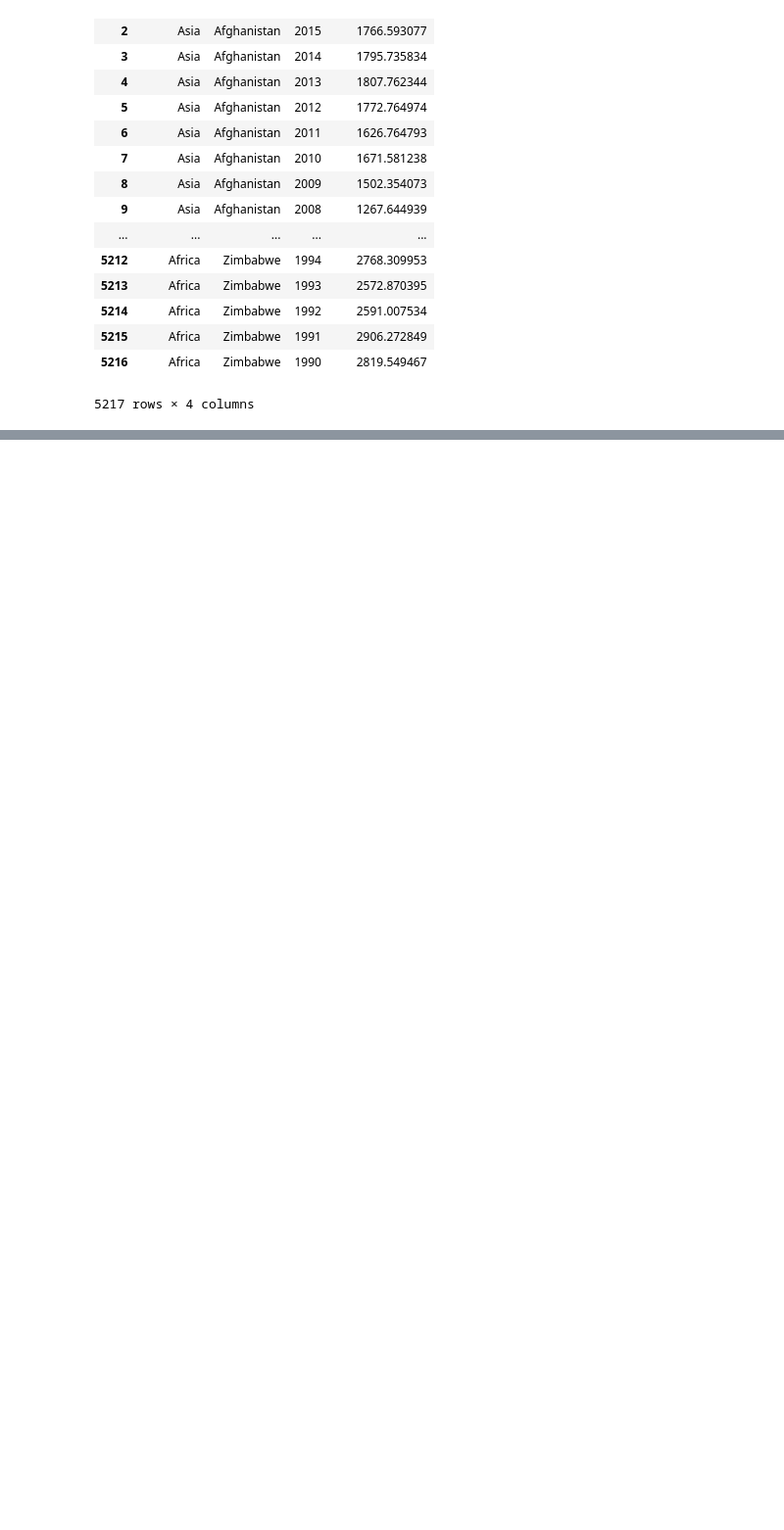
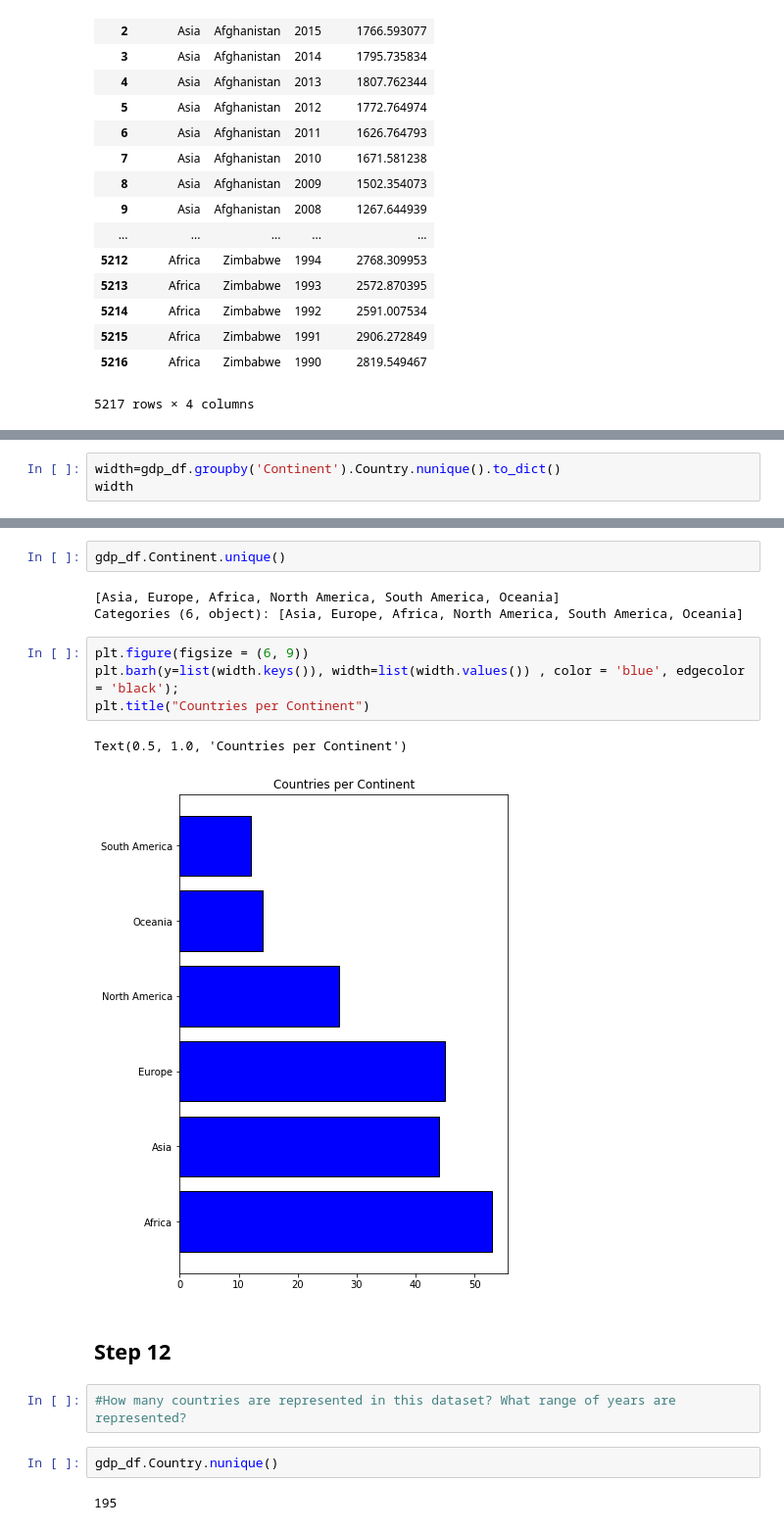
Before and after one commit to Barrett-Rogers/dq1-Barrett-Rogers, a Jupyter notebook: UN_Data_Exploration.ipynb, the cells around one changed output, grey strips where cells are left out. Shown at 98% size. Drawn from its saved outputs; the diff is of its cells as text; blank space fills up the shorter version.

```diff
--- a/UN_Data_Exploration.ipynb
+++ b/UN_Data_Exploration.ipynb
@@ -222,0 +273,3 @@ Name: GDP_Per_Capita, dtype: float64
+# %%
+width=gdp_df.groupby('Continent').Country.nunique().to_dict()
+width
@@ -222,0 +302,20 @@ Name: GDP_Per_Capita, dtype: float64
+# %%
+gdp_df.Continent.unique()
+# %% [output]
+[Asia, Europe, Africa, North America, South America, Oceania]
+Categories (6, object): [Asia, Europe, Africa, North America, South America, Oceania]
+# %%
+plt.figure(figsize = (6, 9))
+plt.barh(y=list(width.keys()), width=list(width.values()) , color = 'blue', edgecolor = 'black');
+plt.title("Countries per Continent")
+# %% [output]
+Text(0.5, 1.0, 'Countries per Continent')
+[figure, added]
+# %% [markdown]
+## Step 12
+# %%
+#How many countries are represented in this dataset? What range of years are represented?
+# %%
+gdp_df.Country.nunique()
+# %% [output]
+195
```
Also changed, not shown: parts of 36 cells of this notebook.
